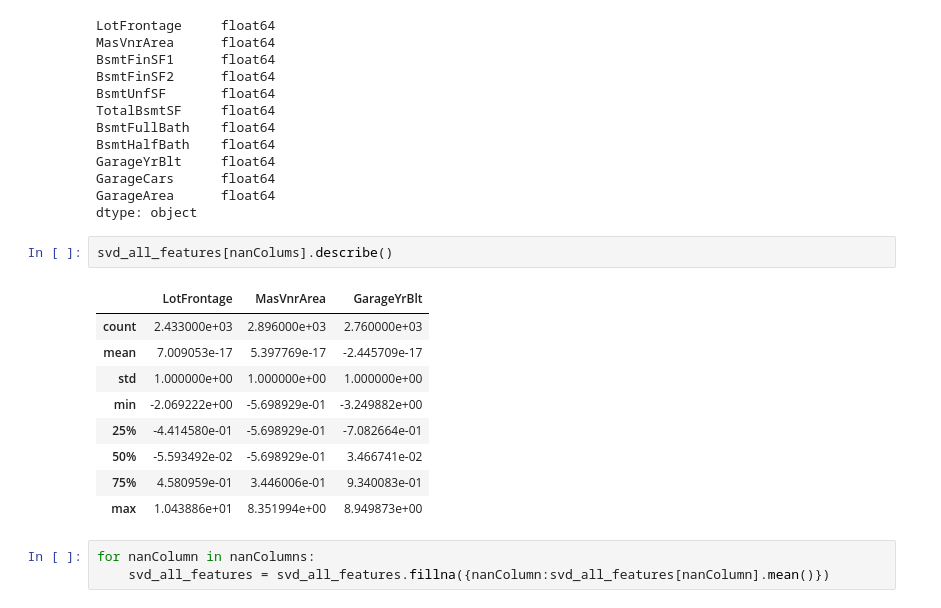
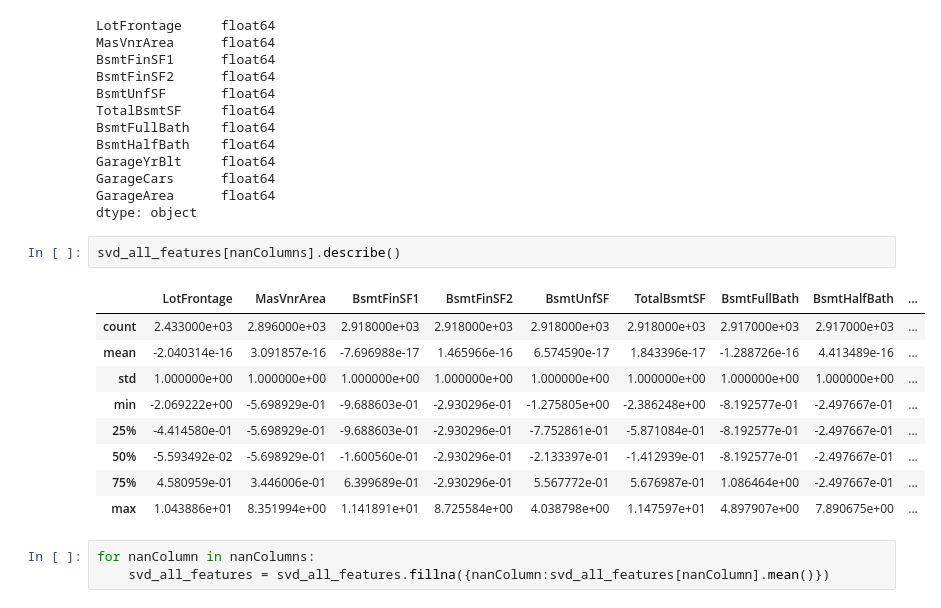
Before and after one commit to TracyYu627/jupyter, a Jupyter notebook: HousePricePredict/house_price_predict.ipynb, the cells around one changed output. Cells and saved outputs as stored; diff of their text form.

```diff
--- a/HousePricePredict/house_price_predict.ipynb
+++ b/HousePricePredict/house_price_predict.ipynb
@@ -261,17 +262,17 @@ GarageCars      float64
 GarageArea      float64
 dtype: object
 # %%
-svd_all_features[nanColums].describe()
+svd_all_features[nanColumns].describe()
 # %% [output]
-|  | LotFrontage | MasVnrArea | GarageYrBlt |
-| count | 2.433000e+03 | 2.896000e+03 | 2.760000e+03 |
-| mean | 7.009053e-17 | 5.397769e-17 | -2.445709e-17 |
-| std | 1.000000e+00 | 1.000000e+00 | 1.000000e+00 |
-| min | -2.069222e+00 | -5.698929e-01 | -3.249882e+00 |
-| 25% | -4.414580e-01 | -5.698929e-01 | -7.082664e-01 |
-| 50% | -5.593492e-02 | -5.698929e-01 | 3.466741e-02 |
-| 75% | 4.580959e-01 | 3.446006e-01 | 9.340083e-01 |
-| max | 1.043886e+01 | 8.351994e+00 | 8.949873e+00 |
+|  | LotFrontage | MasVnrArea | BsmtFinSF1 | BsmtFinSF2 | BsmtUnfSF | TotalBsmtSF | BsmtFullBath | BsmtHalfBath | ... |
+| count | 2.433000e+03 | 2.896000e+03 | 2.918000e+03 | 2.918000e+03 | 2.918000e+03 | 2.918000e+03 | 2.917000e+03 | 2.917000e+03 | ... |
+| mean | -2.040314e-16 | 3.091857e-16 | -7.696988e-17 | 1.465966e-16 | 6.574590e-17 | 1.843396e-17 | -1.288726e-16 | 4.413489e-16 | ... |
+| std | 1.000000e+00 | 1.000000e+00 | 1.000000e+00 | 1.000000e+00 | 1.000000e+00 | 1.000000e+00 | 1.000000e+00 | 1.000000e+00 | ... |
+| min | -2.069222e+00 | -5.698929e-01 | -9.688603e-01 | -2.930296e-01 | -1.275805e+00 | -2.386248e+00 | -8.192577e-01 | -2.497667e-01 | ... |
+| 25% | -4.414580e-01 | -5.698929e-01 | -9.688603e-01 | -2.930296e-01 | -7.752861e-01 | -5.871084e-01 | -8.192577e-01 | -2.497667e-01 | ... |
+| 50% | -5.593492e-02 | -5.698929e-01 | -1.600560e-01 | -2.930296e-01 | -2.133397e-01 | -1.412939e-01 | -8.192577e-01 | -2.497667e-01 | ... |
+| 75% | 4.580959e-01 | 3.446006e-01 | 6.399689e-01 | -2.930296e-01 | 5.567772e-01 | 5.676987e-01 | 1.086464e+00 | -2.497667e-01 | ... |
+| max | 1.043886e+01 | 8.351994e+00 | 1.141891e+01 | 8.725584e+00 | 4.038798e+00 | 1.147597e+01 | 4.897907e+00 | 7.890675e+00 | ... |
 # %%
 for nanColumn in nanColumns:
     svd_all_features = svd_all_features.fillna({nanColumn:svd_all_features[nanColumn].mean()})
```
Also changed, not shown: parts of 6 cells of this notebook, 2 other files.
